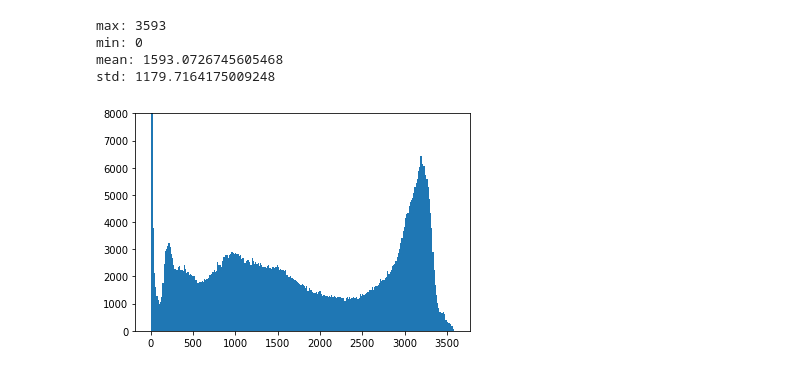
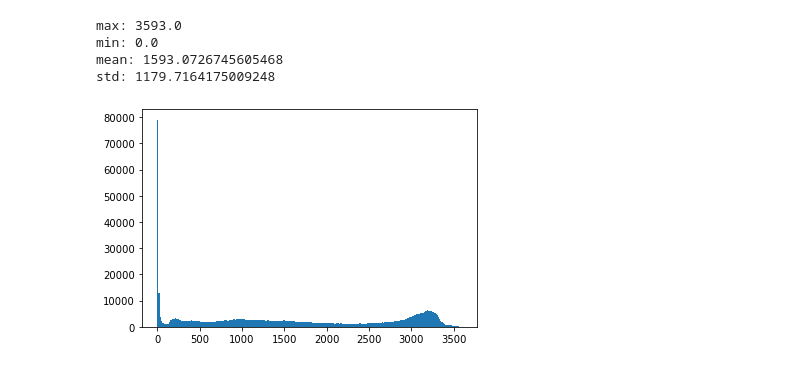
Before and after one commit to Marcodv93/HSV_Viewer_python, a Jupyter notebook: HSV_Viewer.ipynb, the cells around one changed output. Cells and saved outputs as stored; diff of their text form; code cells hidden in the pictures.

```diff
--- a/HSV_Viewer.ipynb
+++ b/HSV_Viewer.ipynb
@@ -15,0 +11,9 @@ acceptor.shape
+# %%
+input_path = "D:/Documents/_phd/main/programming/data/hsv_viewer_python/"
+output_path = "D:/Documents/_phd/main/programming/computer_experiments/hsv_viewer_python/output/"
+# %%
+donor = tiff.imread(input_path+'AKAR3EV_Donor.tif')
+acceptor = tiff.imread(input_path+'AKAR3EV_Acceptor.tif')
+# Change it to float to make operations easy
+donor_float = np.array(donor, dtype=np.float)
+acceptor_float = np.array(acceptor, dtype=np.float)
@@ -30,15 +39,14 @@ std: 742.6906519140636
 # %%
-print('max:',np.max(acceptor))
-print('min:',np.min(acceptor))
-print('mean:',np.mean(acceptor))
-print('std:',np.std(acceptor))
-plt.hist(acceptor.ravel(), 256,[np.min(acceptor),np.max(acceptor)])
-plt.ylim(0,8000)
+print('max:',np.max(acceptor_float))
+print('min:',np.min(acceptor_float))
+print('mean:',np.mean(acceptor_float))
+print('std:',np.std(acceptor_float))
+plt.hist(acceptor_float.ravel(), 256,[np.min(acceptor_float),np.max(acceptor_float)])
 plt.show()
 # %% [output]
-max: 3593
-min: 0
+max: 3593.0
+min: 0.0
 mean: 1593.0726745605468
 std: 1179.7164175009248
-[figure, old version]
+[figure, new version]
 # %%
```
Also changed, not shown: parts of 21 cells of this notebook.
